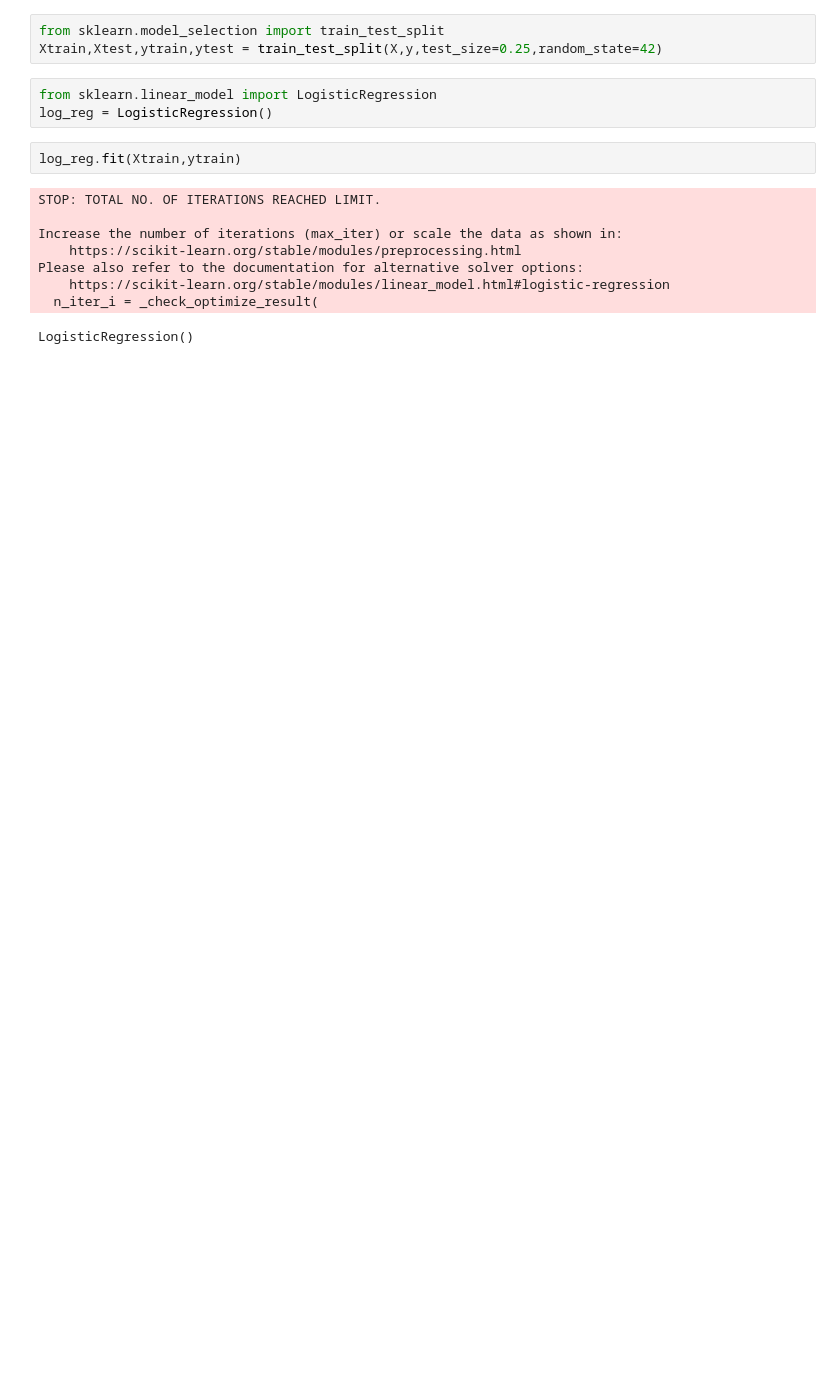
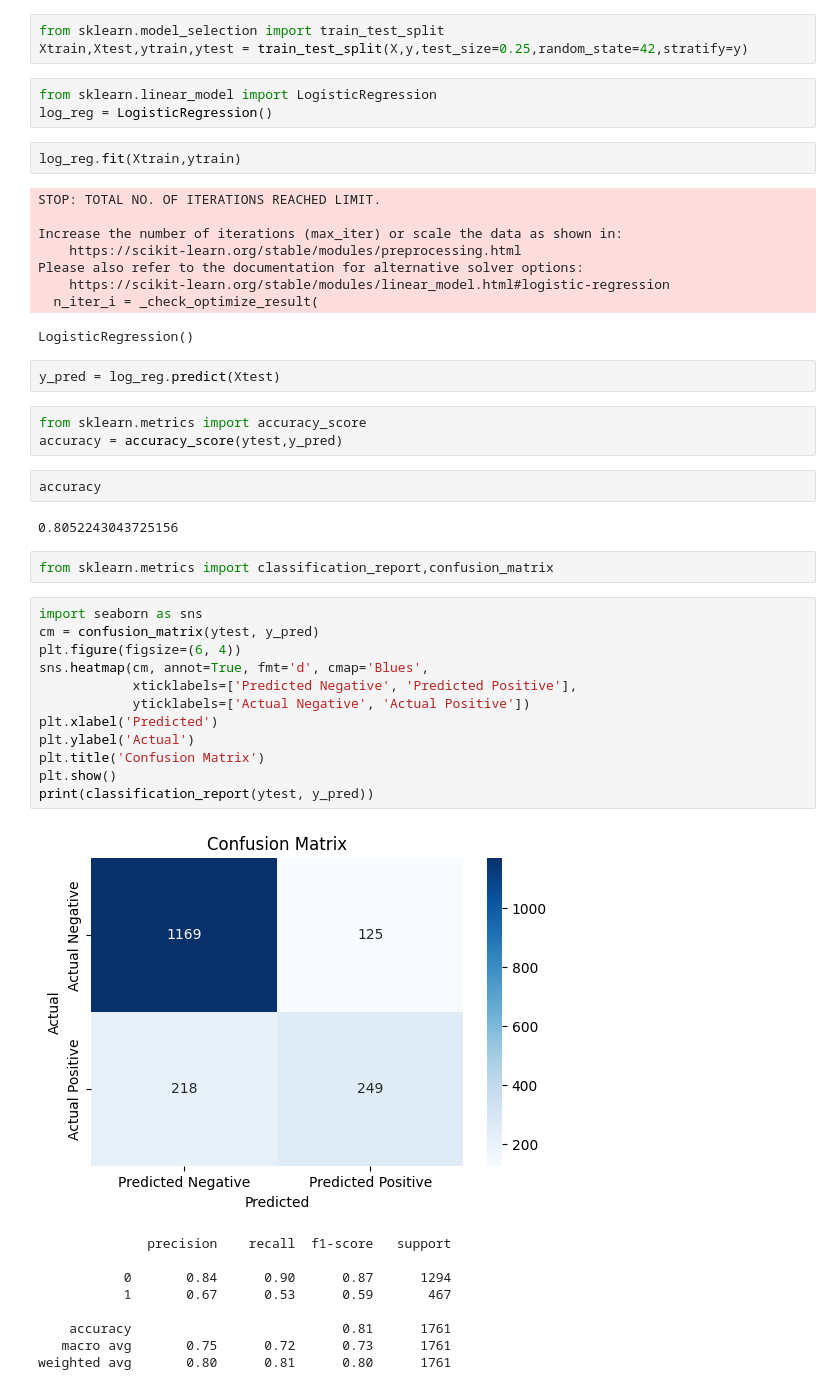
Before and after one commit to Divyanshyadavofficial/Customer_churn, a Jupyter notebook: churn.ipynb, the cells around one changed output. Cells and saved outputs as stored; diff of their text form; blank space fills up the shorter version.

Commit message:
odel training and evaluation

```diff
--- a/churn.ipynb
+++ b/churn.ipynb
@@ -231,7 +231,7 @@ For example, when doing 'df[col].method(value, inplace=True)', try using 'df.met
   X['TotalCharges'].fillna(X['TotalCharges'].mean(), inplace=True)
 # %%
 from sklearn.model_selection import train_test_split
-Xtrain,Xtest,ytrain,ytest = train_test_split(X,y,test_size=0.25,random_state=42)
+Xtrain,Xtest,ytrain,ytest = train_test_split(X,y,test_size=0.25,random_state=42,stratify=y)
 # %%
 from sklearn.linear_model import LogisticRegression
 log_reg = LogisticRegression()
@@ -246,3 +246,36 @@ Please also refer to the documentation for alternative solver options:
     https://scikit-learn.org/stable/modules/linear_model.html#logistic-regression
   n_iter_i = _check_optimize_result(
 LogisticRegression()
+# %%
+y_pred = log_reg.predict(Xtest)
+# %%
+from sklearn.metrics import accuracy_score
+accuracy = accuracy_score(ytest,y_pred)
+# %%
+accuracy
+# %% [output]
+0.8052243043725156
+# %%
+from sklearn.metrics import classification_report,confusion_matrix
+# %%
+import seaborn as sns
+cm = confusion_matrix(ytest, y_pred)
+plt.figure(figsize=(6, 4))
+sns.heatmap(cm, annot=True, fmt='d', cmap='Blues',
+            xticklabels=['Predicted Negative', 'Predicted Positive'],
+            yticklabels=['Actual Negative', 'Actual Positive'])
+plt.xlabel('Predicted')
+plt.ylabel('Actual')
+plt.title('Confusion Matrix')
+plt.show()
+print(classification_report(ytest, y_pred))
+# %% [output]
+[figure, added]
+              precision    recall  f1-score   support
+
+           0       0.84      0.90      0.87      1294
+           1       0.67      0.53      0.59       467
+
+    accuracy                           0.81      1761
+   macro avg       0.75      0.72      0.73      1761
+weighted avg       0.80      0.81      0.80      1761
```
